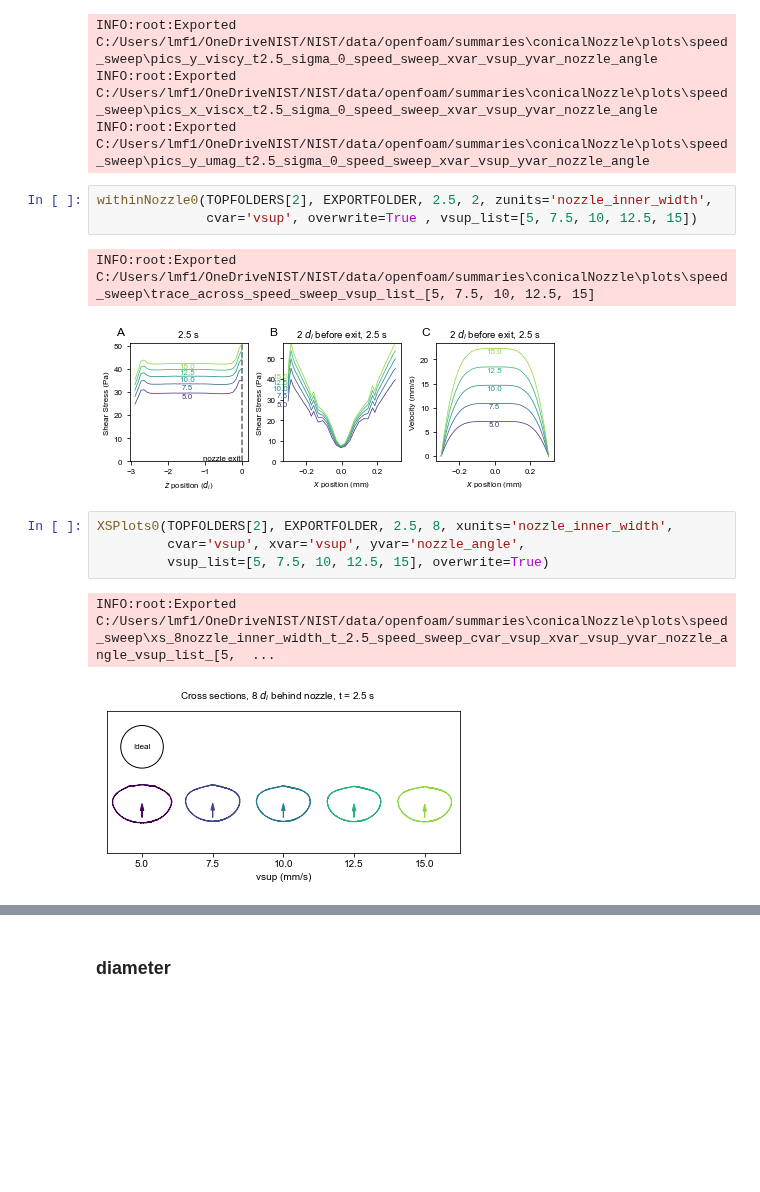
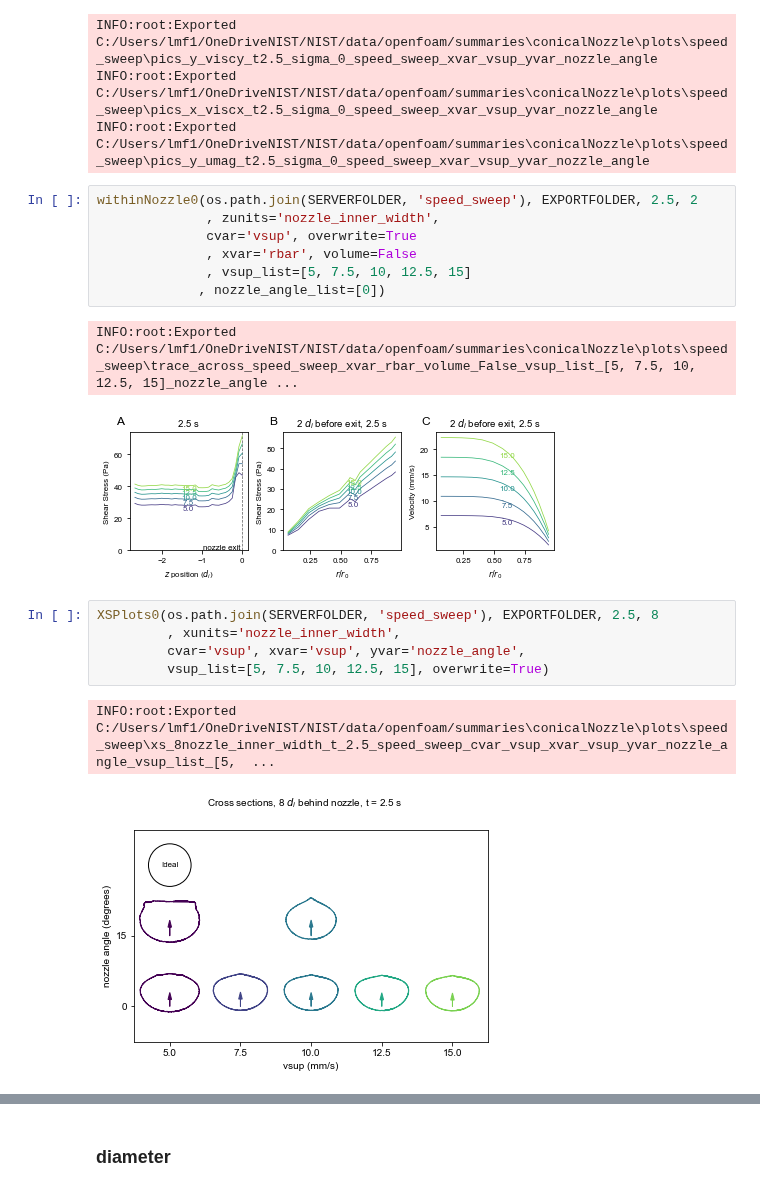
Before and after one commit to usnistgov/openfoamEmbedded3DP, a Jupyter notebook: pythonscripts/interfacemetrics_conicalNozzle.ipynb, the cells around one changed output, grey strips where cells are left out. Saved outputs shown, nothing was run; the diff lists cells and outputs as text; blank space fills up the shorter version.

```diff
--- a/pythonscripts/interfacemetrics_conicalNozzle.ipynb
+++ b/pythonscripts/interfacemetrics_conicalNozzle.ipynb
@@ -208,16 +260,21 @@ INFO:root:Exported C:/Users/lmf1/OneDriveNIST/NIST/data/openfoam/summaries\conic
 INFO:root:Exported C:/Users/lmf1/OneDriveNIST/NIST/data/openfoam/summaries\conicalNozzle\plots\speed_sweep\pics_x_viscx_t2.5_sigma_0_speed_sweep_xvar_vsup_yvar_nozzle_angle
 INFO:root:Exported C:/Users/lmf1/OneDriveNIST/NIST/data/openfoam/summaries\conicalNozzle\plots\speed_sweep\pics_y_umag_t2.5_sigma_0_speed_sweep_xvar_vsup_yvar_nozzle_angle
 # %%
-withinNozzle0(TOPFOLDERS[2], EXPORTFOLDER, 2.5, 2, zunits='nozzle_inner_width',
-              cvar='vsup', overwrite=True , vsup_list=[5, 7.5, 10, 12.5, 15])
+withinNozzle0(os.path.join(SERVERFOLDER, 'speed_sweep'), EXPORTFOLDER, 2.5, 2
+              , zunits='nozzle_inner_width',
+              cvar='vsup', overwrite=True
+              , xvar='rbar', volume=False
+              , vsup_list=[5, 7.5, 10, 12.5, 15]
+             , nozzle_angle_list=[0])
 # %% [output]
-INFO:root:Exported C:/Users/lmf1/OneDriveNIST/NIST/data/openfoam/summaries\conicalNozzle\plots\speed_sweep\trace_across_speed_sweep_vsup_list_[5, 7.5, 10, 12.5, 15]
+INFO:root:Exported C:/Users/lmf1/OneDriveNIST/NIST/data/openfoam/summaries\conicalNozzle\plots\speed_sweep\trace_across_speed_sweep_xvar_rbar_volume_False_vsup_list_[5, 7.5, 10, 12.5, 15]_nozzle_angle ...
-[figure, old version]
+[figure, new version]
 # %%
-XSPlots0(TOPFOLDERS[2], EXPORTFOLDER, 2.5, 8, xunits='nozzle_inner_width',
+XSPlots0(os.path.join(SERVERFOLDER, 'speed_sweep'), EXPORTFOLDER, 2.5, 8
+         , xunits='nozzle_inner_width',
          cvar='vsup', xvar='vsup', yvar='nozzle_angle',
          vsup_list=[5, 7.5, 10, 12.5, 15], overwrite=True)
 # %% [output]
 INFO:root:Exported C:/Users/lmf1/OneDriveNIST/NIST/data/openfoam/summaries\conicalNozzle\plots\speed_sweep\xs_8nozzle_inner_width_t_2.5_speed_sweep_cvar_vsup_xvar_vsup_yvar_nozzle_angle_vsup_list_[5,  ...
-[figure, old version]
+[figure, new version]
 # %%
```
Also changed, not shown: parts of 29 cells of this notebook, 12 other files.
